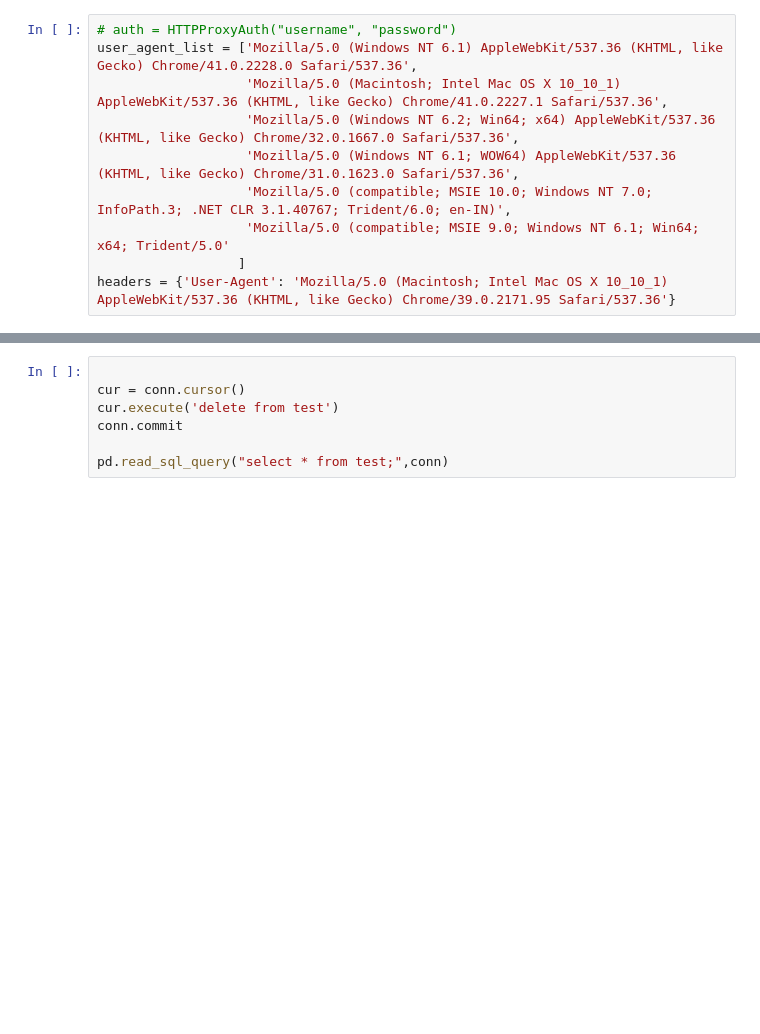
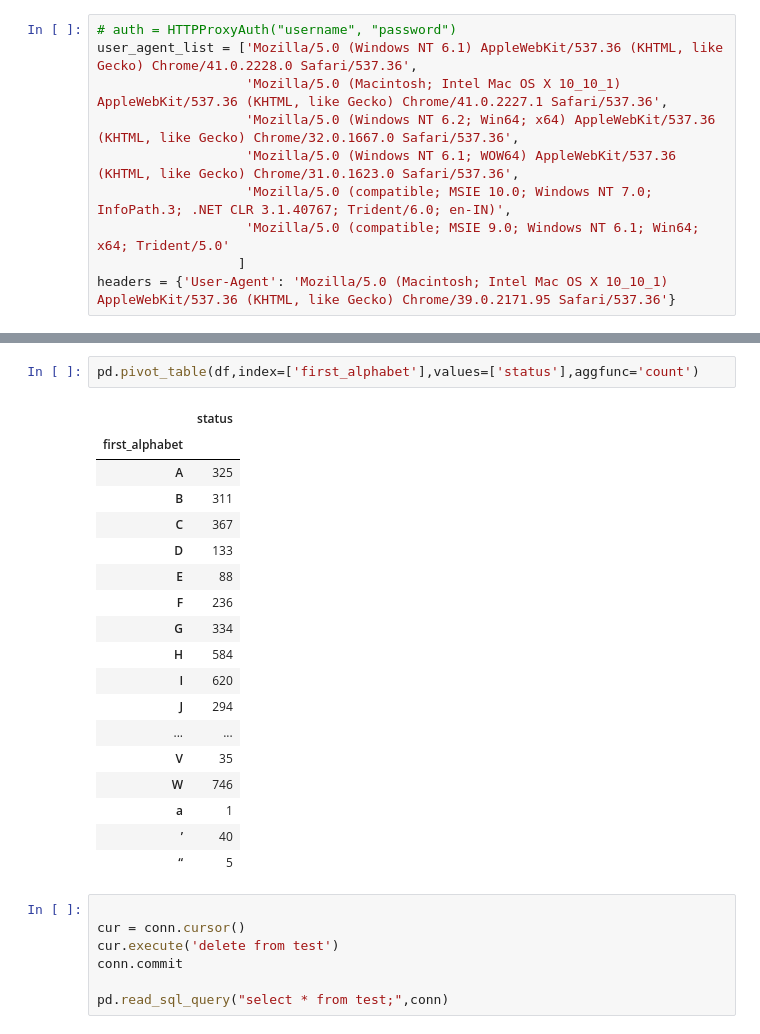
Before and after one commit to chenjennhaur/lyrics, a Jupyter notebook: WebScrap.ipynb, the cells around one changed output, grey strips where cells are left out. Saved outputs shown, nothing was run; the diff lists cells and outputs as text; blank space fills up the shorter version.

```diff
--- a/WebScrap.ipynb
+++ b/WebScrap.ipynb
@@ -161,3 +131,24 @@ df.to_sql('lyrics_url',conn,if_exists='replace')
+# %%
+pd.pivot_table(df,index=['first_alphabet'],values=['status'],aggfunc='count')
+# %% [output]
+|  | status |
+| first_alphabet |  |
+| A | 325 |
+| B | 311 |
+| C | 367 |
+| D | 133 |
+| E | 88 |
+| F | 236 |
+| G | 334 |
+| H | 584 |
+| I | 620 |
+| J | 294 |
+| ... | ... |
+| V | 35 |
+| W | 746 |
+| a | 1 |
+| ’ | 40 |
+| “ | 5 |
 # %%
 
 cur = conn.cursor()
```
Also changed, not shown: parts of 11 cells of this notebook.
